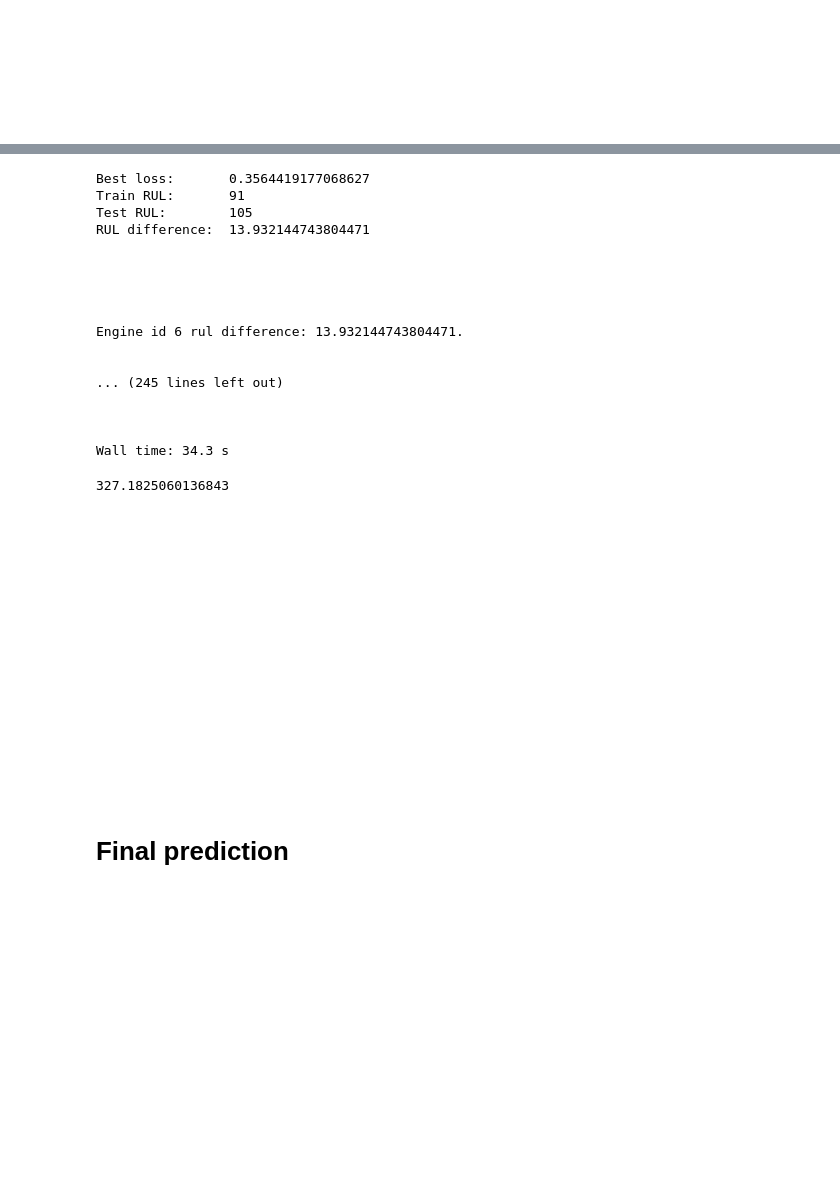
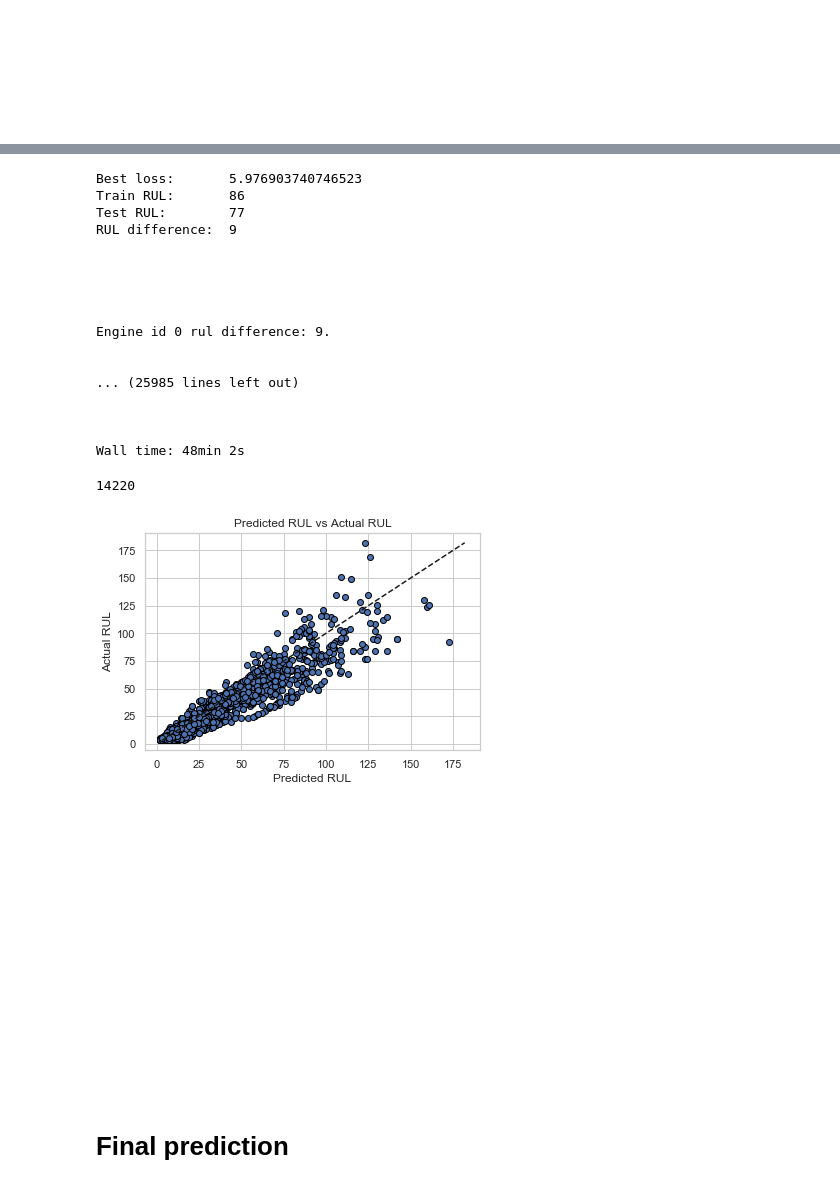
Before and after one commit to Wolfpack-Inc/ba-a3, a Jupyter notebook: prediction/final-prediction.ipynb, the cells around one changed output, grey strips where cells are left out. Cells and saved outputs as stored; diff of their text form; code cells hidden in the pictures; blank space fills up the shorter version.

```diff
--- a/prediction/final-prediction.ipynb
+++ b/prediction/final-prediction.ipynb
@@ -441,21 +611,21 @@ Wall time: 5.51 s
 %%time
 
 # Create split
-df_training, df_testing = load_add_rul_filter_and_norm_data(percentage_test_set=0.2)
+df_training, df_validation = load_add_rul_filter_and_norm_data(percentage_validation_set=0.2)
 
 # Extract random slice of dataframe
-df_testing = extract_part_test_data(df_testing, create_amount_of_random_numbers = 6, distance_of_max_length = 50)
+df_validation = create_multiple_slices_of_test_dataframe(df_validation, total_amount = 100)
 
 # Extract slopes
 df_slopes = slopes_all_engine(df_training)
 
 # Reduce the dimensionalities to 3 dimensions
-df_training_pca, df_testing_pca = perform_pca(df_slopes, df_training, df_testing, keep_rul_in_test = True)
+df_training_pca, df_validation_pca = perform_pca(df_slopes, df_training, df_validation, keep_rul_in_validation = True)
 
 # Train model to predict Health Indicator
 gekke_model = train_health_indictor_model(df_training_pca)
 
 # Add health indicator
-df_training_pca['hi_pred'] = gekke_model.predict(df_training_pca[['pca1', 'pca2', 'pca3']])
-df_testing_pca['hi_pred']  = gekke_model.predict(df_testing_pca[['pca1', 'pca2', 'pca3']])
+df_training_pca['hi_pred']   = gekke_model.predict(df_training_pca[['pca1', 'pca2', 'pca3']])
+df_validation_pca['hi_pred'] = gekke_model.predict(df_validation_pca[['pca1', 'pca2', 'pca3']])
 # %% [output]
@@ -482,11 +638,16 @@ df_training_with_hi_and_exp = add_exponential_fits(df_training_pca)
 # %%
 %%time
-
+results = {}
 total_rul_diff = 0
 
-for engineid in df_testing_pca.index.unique():
-    rul_difference = find_for_engineid_lowest_loss(df_training_with_hi_and_exp,
-                                                   df_testing_pca[df_testing_pca.index == engineid])
+for engineid in df_validation_pca.index.unique():
+    rul_prediction, actual_rul = find_for_engineid_lowest_loss(df_training_with_hi_and_exp,
+                                                   df_validation_pca[df_validation_pca.index == engineid])
+
+    rul_difference = abs(rul_prediction - actual_rul)
+    results[engineid] = {'rul_prediction' : rul_prediction,
+                         'actual_rul'     : actual_rul,
+                         'rul_difference' : rul_difference}
     print('\n\n\nEngine id {} rul difference: {}.\n\n\n'.format(engineid, rul_difference))
 
 
@@ -494,24 +655,41 @@ for engineid in df_testing_pca.index.unique():
 
 total_rul_diff
 # %% [output]
-Best loss:       0.3564419177068627
-Train RUL:       91
-Test RUL:        105
-RUL difference:  13.932144743804471
+Best loss:       5.976903740746523
+Train RUL:       86
+Test RUL:        77
+RUL difference:  9
 
 
 
 
 
-Engine id 6 rul difference: 13.932144743804471.
+Engine id 0 rul difference: 9.
 
 
-... (245 lines left out)
+... (25985 lines left out)
 
 
 
-Wall time: 34.3 s
+Wall time: 48min 2s
-327.1825060136843
+14220
+# %%
+# Residual error in validation data
+validation_pred   = [element['rul_prediction'] for element in results.values()]
+validation_error  = [element['rul_difference'] for element in results.values()]
+
+y_validation = [element['actual_rul'] for element in results.values()]
+
+# Plot results
+fig, ax = plt.subplots()
+ax.scatter(validation_pred, y_validation, edgecolors=(0, 0, 0))
+ax.plot([min(y_validation), max(y_validation)], [min(y_validation), max(y_validation)], 'k--')
+ax.set_xlabel('Predicted RUL')
+ax.set_ylabel('Actual RUL')
+ax.set_title('Predicted RUL vs Actual RUL')
+plt.show()
+# %% [output]
+[figure, added]
 # %% [markdown]
 <br><br><br><br><br><br><br><br><br><br><br><br><br><br>
 
```
Also changed, not shown: parts of 24 cells of this notebook.
